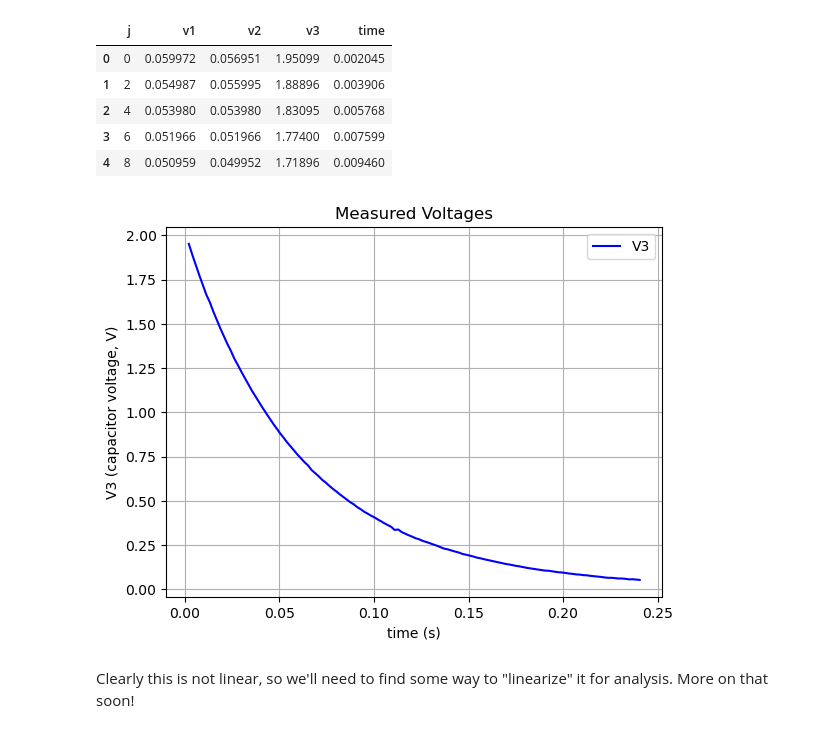
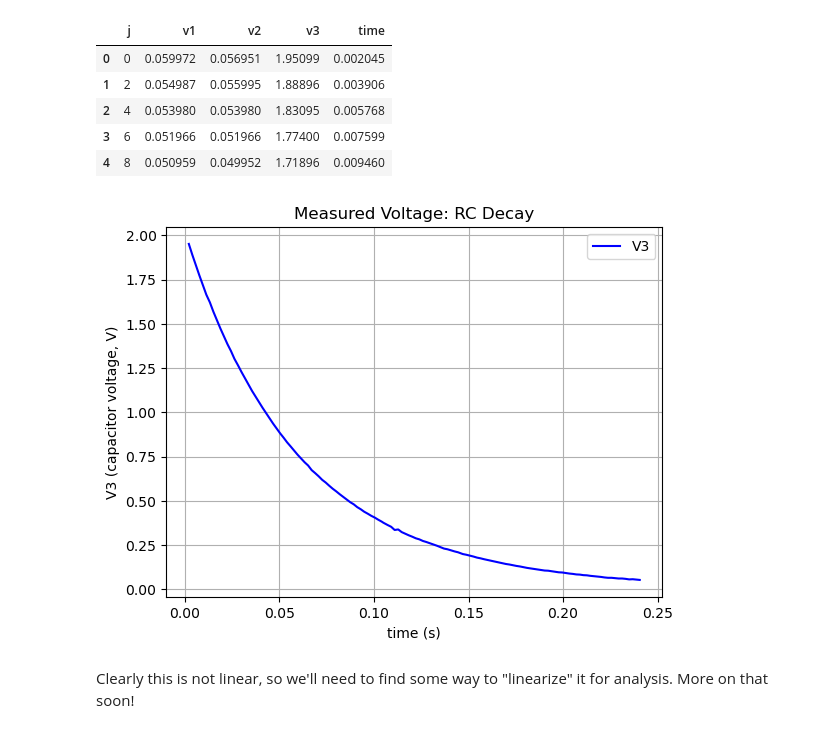
Before and after one commit to 202420-PHYS-230/P1_CollectingData, a Jupyter notebook: ControlAndMeasure.ipynb, the cells around one changed output. Saved outputs shown, nothing was run; the diff lists cells and outputs as text; code cells hidden in the pictures.

```diff
--- a/ControlAndMeasure.ipynb
+++ b/ControlAndMeasure.ipynb
@@ -194,13 +194,13 @@ df_decay.head()
 | 4 | 8 | 0.050959 | 0.049952 | 1.71896 | 0.009460 |
 # %%
 plt.plot(df_decay['time'], df_decay['v3'], 'b-', label='V3')
-plt.title('Measured Voltages')
+plt.title('Measured Voltage: RC Decay')
 plt.xlabel('time (s)')
 plt.ylabel('V3 (capacitor voltage, V)')
 plt.grid()
 plt.legend()
 plt.show()
 # %% [output]
-[figure, old version]
+[figure, new version]
 # %% [markdown]
 Clearly this is not linear, so we'll need to find some way to "linearize" it for analysis. More on that soon!
```
Also changed, not shown: 2 other files.
